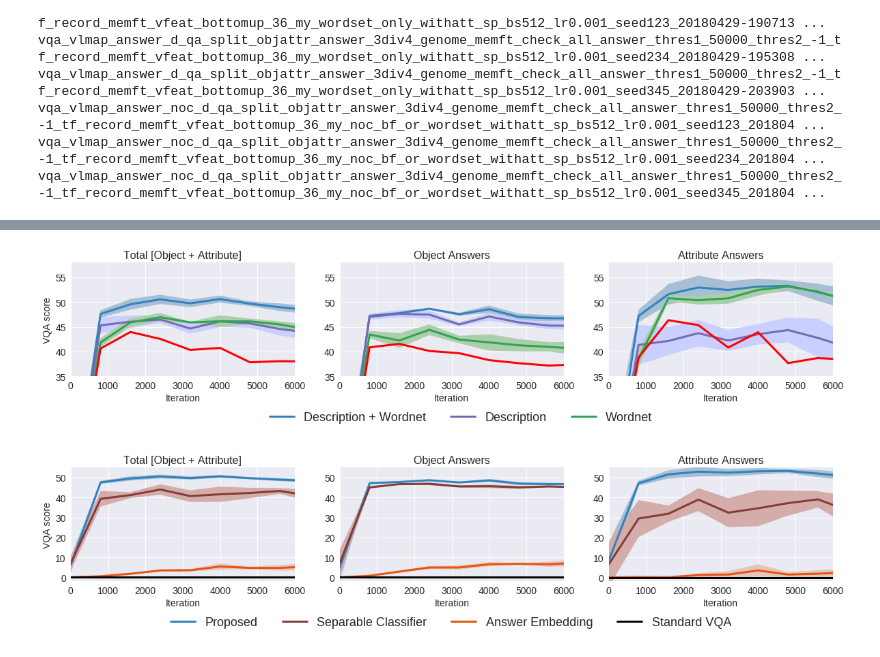
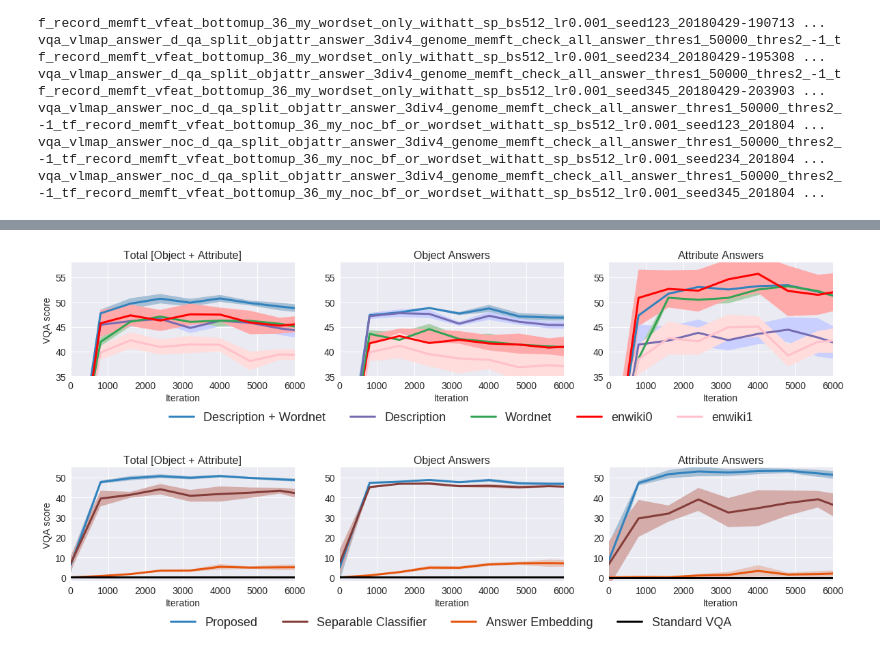
Before and after one commit to HyeonwooNoh/VQA-Transfer-ExternalData, a Jupyter notebook: plot_for_paper.ipynb, the cells around one changed output, grey strips where cells are left out. Cells and saved outputs as stored; diff of their text form; code cells hidden in the pictures.

Commit message:
plot update

```diff
--- a/plot_for_paper.ipynb
+++ b/plot_for_paper.ipynb
@@ -188,9 +188,5 @@ dirs_dict['word2vec'] = glob.glob('/home/carpedm20/git/vlmap/word2vec_train_dir/
 #dirs_dict['word2vec2'] = glob.glob('/home/carpedm20/git/vlmap/word2vec_train_dir/vqa_standard_word2vec_d_qa_split_objattr_answer_3div4_genome_memft_check_all_answer_thres1_50000_thres2_-1_tf_record_memft_vfeat_bottomup_36_my_dpFalse_mdstandard_word2vec_sd345*')
 #dirs_dict['word2vec3'] = glob.glob('/home/carpedm20/git/vlmap/word2vec_train_dir/vqa_standard_word2vec_d_qa_split_objattr_answer_3div4_genome_memft_check_all_answer_thres1_50000_thres2_-1_tf_record_memft_vfeat_bottomup_36_my_dpFalse_mdstandard_word2vec_sd456*')
 dirs_dict['standard'] = ['experiments/important/0424_main_contribution_exp_answer_zs_3div4/vqa_standard_d_qa_split_objattr_answer_3div4_genome_memft_check_all_answer_thres1_50000_thres2_-1_tf_record_memft_vfeat_bottomup_36_my_default_bs512_lr0.001_20180424-100715']
-dirs_dict['enwiki'] = [
-    '/home/carpedm20/git/vlmap/enwiki_train_dir/vqa_vlmap_answer_d_qa_split_objattr_answer_3div4_genome_memft_check_all_answer_thres1_50000_thres2_-1_tf_record_memft_vfeat_bottomup_36_my_dpFalse_mdvlmap_answer_sd456_vqasd123_bs512_lr0.001_seed123_20180514-204655',
-    '/home/carpedm20/git/vlmap/enwiki_train_dir/vqa_vlmap_answer_d_qa_split_objattr_answer_3div4_genome_memft_check_all_answer_thres1_50000_thres2_-1_tf_record_memft_vfeat_bottomup_36_my_dpFalse_mdvlmap_answer_sd456_vqasd234_bs512_lr0.001_seed234_20180515-055923',
-    '/home/carpedm20/git/vlmap/enwiki_train_dir/vqa_vlmap_answer_d_qa_split_objattr_answer_3div4_genome_memft_check_all_answer_thres1_50000_thres2_-1_tf_record_memft_vfeat_bottomup_36_my_dpFalse_mdvlmap_answer_sd234_vqasd234_bs512_lr0.001_seed234_20180514-233642',
-    '/home/carpedm20/git/vlmap/enwiki_train_dir/vqa_vlmap_answer_d_qa_split_objattr_answer_3div4_genome_memft_check_all_answer_thres1_50000_thres2_-1_tf_record_memft_vfeat_bottomup_36_my_dpFalse_mdvlmap_answer_sd345_vqasd234_bs512_lr0.001_seed234_20180515-022848',
-]
+dirs_dict['enwiki0'] = glob.glob('/home/carpedm20/git/vlmap/enwiki0_train_dir/vqa_*')
+dirs_dict['enwiki1'] = glob.glob('/home/carpedm20/git/vlmap/enwiki1_train_dir/vqa_*')
@@ -219,7 +194,7 @@ dirs_dict['enwiki']
 experiments/important/0424_main_contribution_exp_answer_zs_3div4/vqa_standard_d_qa_split_objattr_answer_3div4_genome_memft_check_all_answer_thres1_50000_thres2_-1_tf_record_memft_vfeat_bottomup_36_my_default_bs512_lr0.001_20180424-100715
 # %%
 titles = ['Total [Object + Attribute]', 'Object Answers', 'Attribute Answers']
-names = ['testonly_score', 'test_obj_only_score', 'test_attr_only_score']
+names = ['new_testonly_score', 'new_test_obj_only_score', 'new_test_attr_only_score']
 # %%
 data_dict = {}
 data_summary_dict = {}
@@ -230,6 +205,13 @@ for key in dirs_dict:
         for r_key in r:
             data_dict[key][r_key].append(r[r_key])
 
+    new_data_dict = defaultdict(list)
+    for l in range(len(data_dict[key]['iter'])):
+        if len(data_dict[key]['iter'][l]) == 0:
+            continue
+        for k in data_dict[key]:
+            new_data_dict[k].append(data_dict[key][k][l])
+    data_dict[key] = new_data_dict
     min_len = min([len(l) for l in data_dict[key]['iter']])
     data_summary_dict[key] = {}
     data_summary_dict[key]['iter'] = data_dict[key]['iter'][0][:min_len]
@@ -283,43 +232,45 @@ linecolors = {
     'bf_ws': '#3182bd',
     'bf': '#756bb1',
     'ws': '#31a354',
-    'enwiki': 'red',
+    'enwiki0': 'red',
+    'enwiki1': 'pink',
 }
 facecolors = {
     'bf_ws': '#a6bfd5',
     'bf': '#c9d0ff',
     'ws': '#abcfab',
-    'enwiki': '#ffaaaa'
+    'enwiki0': '#ffaaaa',
+    'enwiki1': '#ffdddd'
 }
 for i, (title, name, y_lim) in enumerate(zip(titles, names, y_lims)):
     plt.subplot(1, 3, i+1)
-    for res_key in ['bf_ws', 'bf', 'ws', 'enwiki']:
+    for res_key in ['bf_ws', 'bf', 'ws', 'enwiki0', 'enwiki1']:
         res = data_summary_dict[res_key]
         x = res['iter']
         y = res[name + '_mean'] * 100
         y_err = res[name + '_std'] * 100
         plt.plot(x, y, linewidth=3, color=linecolors[res_key])
         plt.fill_between(x, y - y_err, y + y_err, facecolor=facecolors[res_key])
 
     plt.title(title, fontsize=16)
     #plt.legend(['Blankfill + Wordset', 'Blankfill', 'Wordset'], loc='lower right', bbox_to_anchor=(0.98, 0.05), fontsize=14)
     plt.ylim(y_lim)
     plt.xlim((0, 6000))
     plt.yticks(fontsize=14)
     plt.xticks(fontsize=14)
     if i == 0:
         plt.ylabel('VQA score', fontsize=14)
     plt.xlabel('Iteration', fontsize=14)
 
-plt.figlegend(['Description + Wordnet', 'Description', 'Wordnet'], loc='lower center', ncol=3, fontsize=18, bbox_to_anchor=(0.43, 0))
+plt.figlegend(['Description + Wordnet', 'Description', 'Wordnet', 'enwiki0', 'enwiki1'], loc='lower center', ncol=5, fontsize=18, bbox_to_anchor=(0.43, 0))
 plt.subplots_adjust(bottom=0.3)
 #plt.figlegend( lines, labels, loc = 'lower center', ncol=5, labelspacing=0. )
 
 #plt.tight_layout()
 plt.savefig('plots/data_comparison_with_std.png',bbox_inches='tight')
 plt.show()
 # %% [output]
-[figure, old version]
+[figure, new version]
 # %%
 plt.figure(figsize=(20,4))
 #plt.suptitle('Liguistic Knowledge Sources Comparison', fontsize=20, x=0.51, y=1.08)
```
Also changed, not shown: parts of 3 cells of this notebook, 2 other files.
